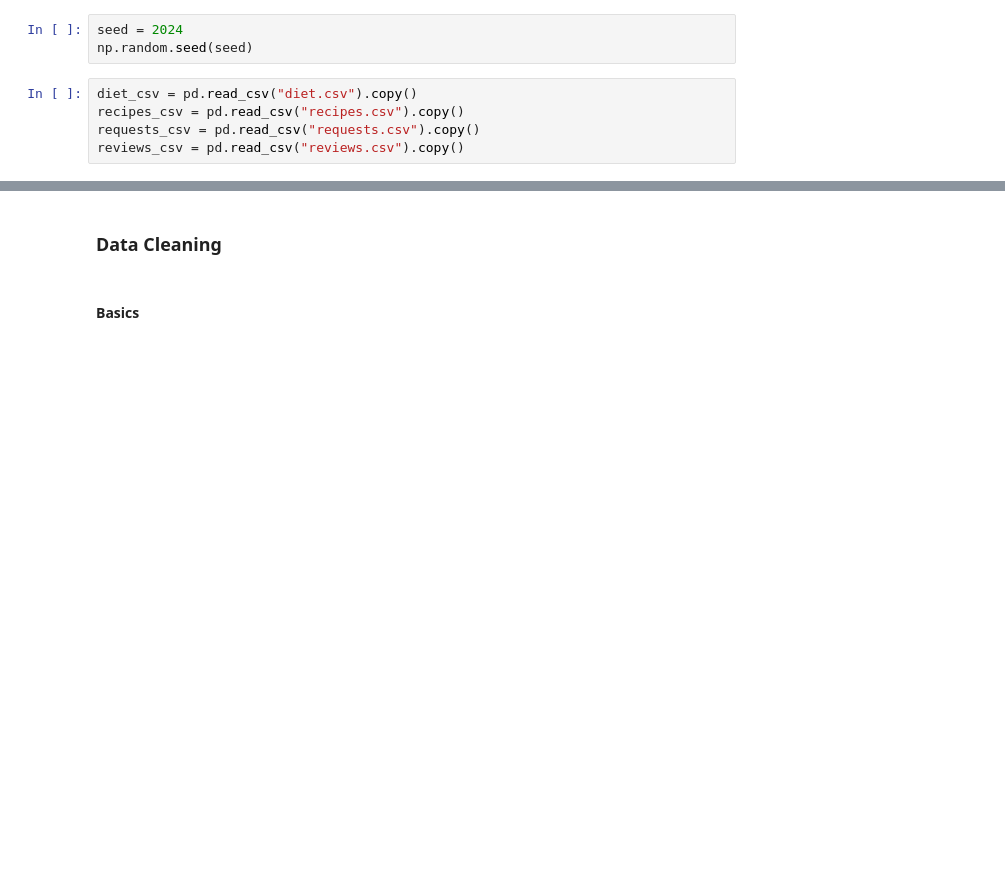
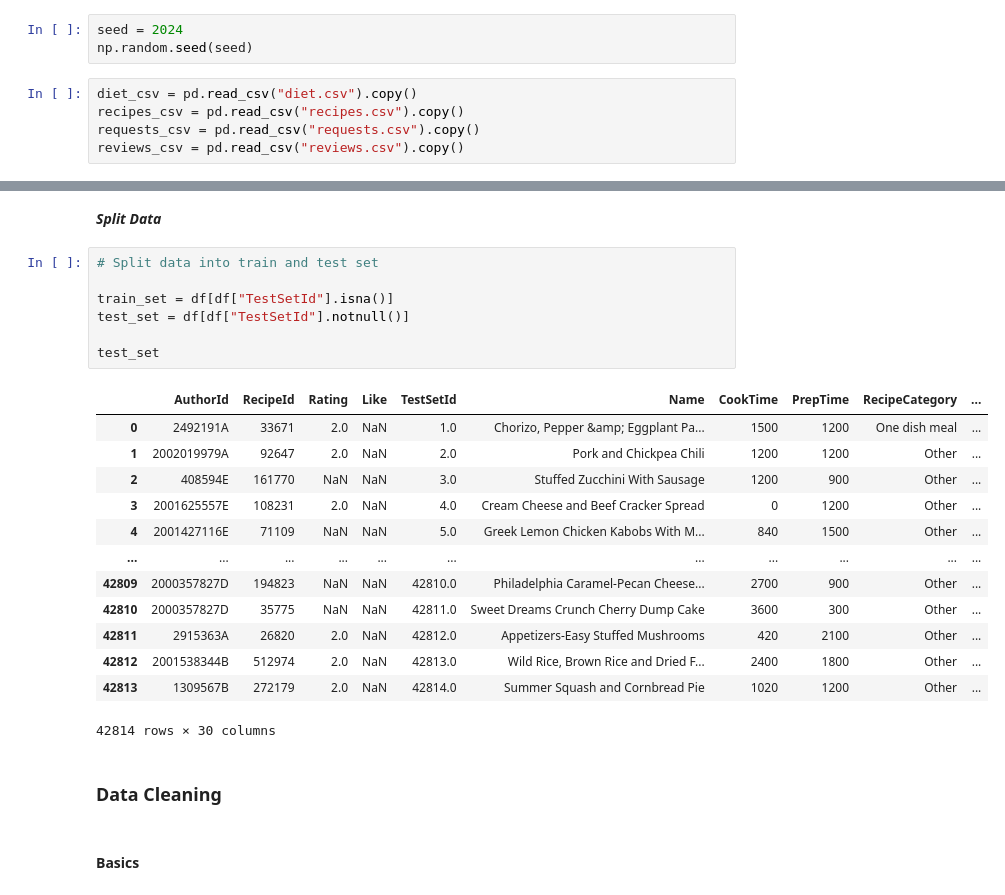
Before and after one commit to MittmannM/AnalyticsCupTUM, a Jupyter notebook: AC.ipynb, the cells around one changed output, grey strips where cells are left out. Cells and saved outputs as stored; diff of their text form; blank space fills up the shorter version.

```diff
--- a/AC.ipynb
+++ b/AC.ipynb
@@ -21,3 +45,26 @@ reviews_csv = pd.read_csv("reviews.csv").copy()
+# %% [markdown]
+***Split Data***
+# %%
+# Split data into train and test set
+
+train_set = df[df["TestSetId"].isna()]
+test_set = df[df["TestSetId"].notnull()]
+
+test_set
+# %% [output]
+|  | AuthorId | RecipeId | Rating | Like | TestSetId | Name | CookTime | PrepTime | RecipeCategory | ... |
+| 0 | 2492191A | 33671 | 2.0 | NaN | 1.0 | Chorizo, Pepper &amp; Eggplant Pa... | 1500 | 1200 | One dish meal | ... |
+| 1 | 2002019979A | 92647 | 2.0 | NaN | 2.0 | Pork and Chickpea Chili | 1200 | 1200 | Other | ... |
+| 2 | 408594E | 161770 | NaN | NaN | 3.0 | Stuffed Zucchini With Sausage | 1200 | 900 | Other | ... |
+| 3 | 2001625557E | 108231 | 2.0 | NaN | 4.0 | Cream Cheese and Beef Cracker Spread | 0 | 1200 | Other | ... |
+| 4 | 2001427116E | 71109 | NaN | NaN | 5.0 | Greek Lemon Chicken Kabobs With M... | 840 | 1500 | Other | ... |
+| ... | ... | ... | ... | ... | ... | ... | ... | ... | ... | ... |
+| 42809 | 2000357827D | 194823 | NaN | NaN | 42810.0 | Philadelphia Caramel-Pecan Cheese... | 2700 | 900 | Other | ... |
+| 42810 | 2000357827D | 35775 | NaN | NaN | 42811.0 | Sweet Dreams Crunch Cherry Dump Cake | 3600 | 300 | Other | ... |
+| 42811 | 2915363A | 26820 | 2.0 | NaN | 42812.0 | Appetizers-Easy Stuffed Mushrooms | 420 | 2100 | Other | ... |
+| 42812 | 2001538344B | 512974 | 2.0 | NaN | 42813.0 | Wild Rice, Brown Rice and Dried F... | 2400 | 1800 | Other | ... |
+| 42813 | 1309567B | 272179 | 2.0 | NaN | 42814.0 | Summer Squash and Cornbread Pie | 1020 | 1200 | Other | ... |
+42814 rows × 30 columns
 # %% [markdown]
 ### Data Cleaning
 # %% [markdown]
```
Also changed, not shown: parts of 11 cells of this notebook.
